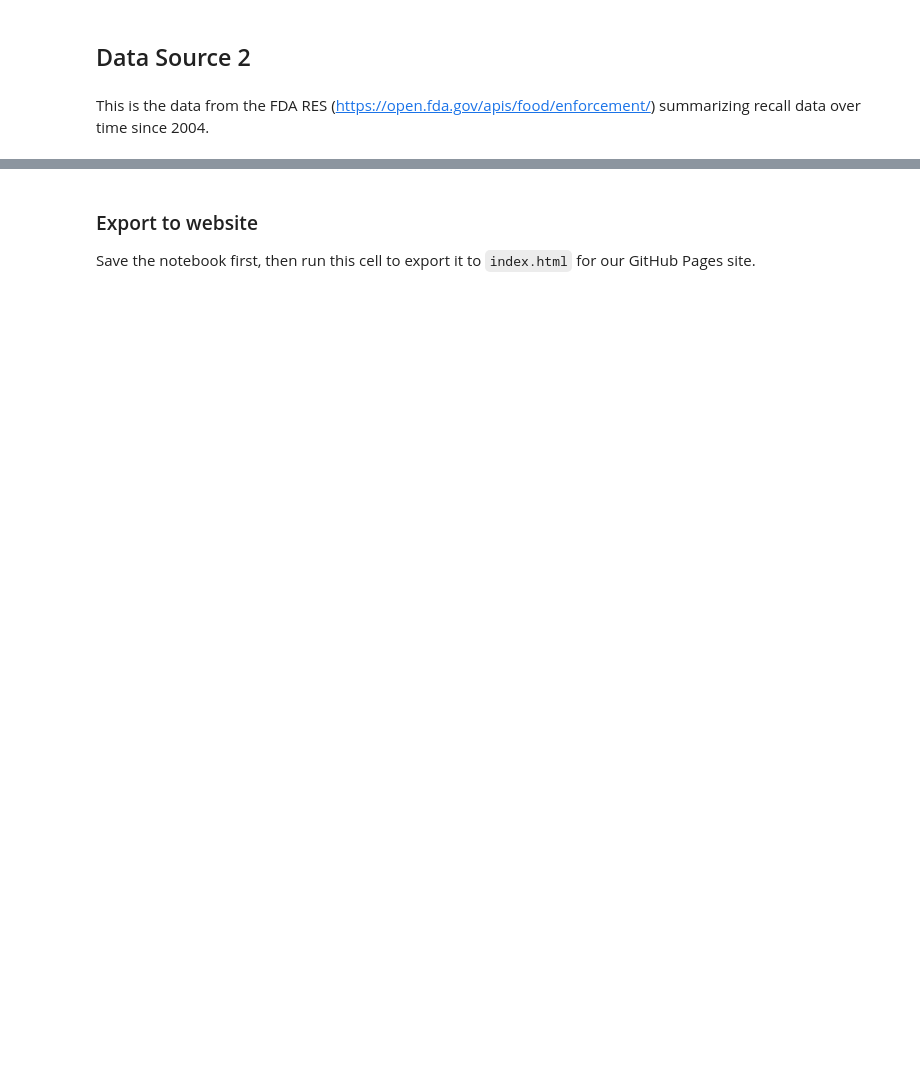
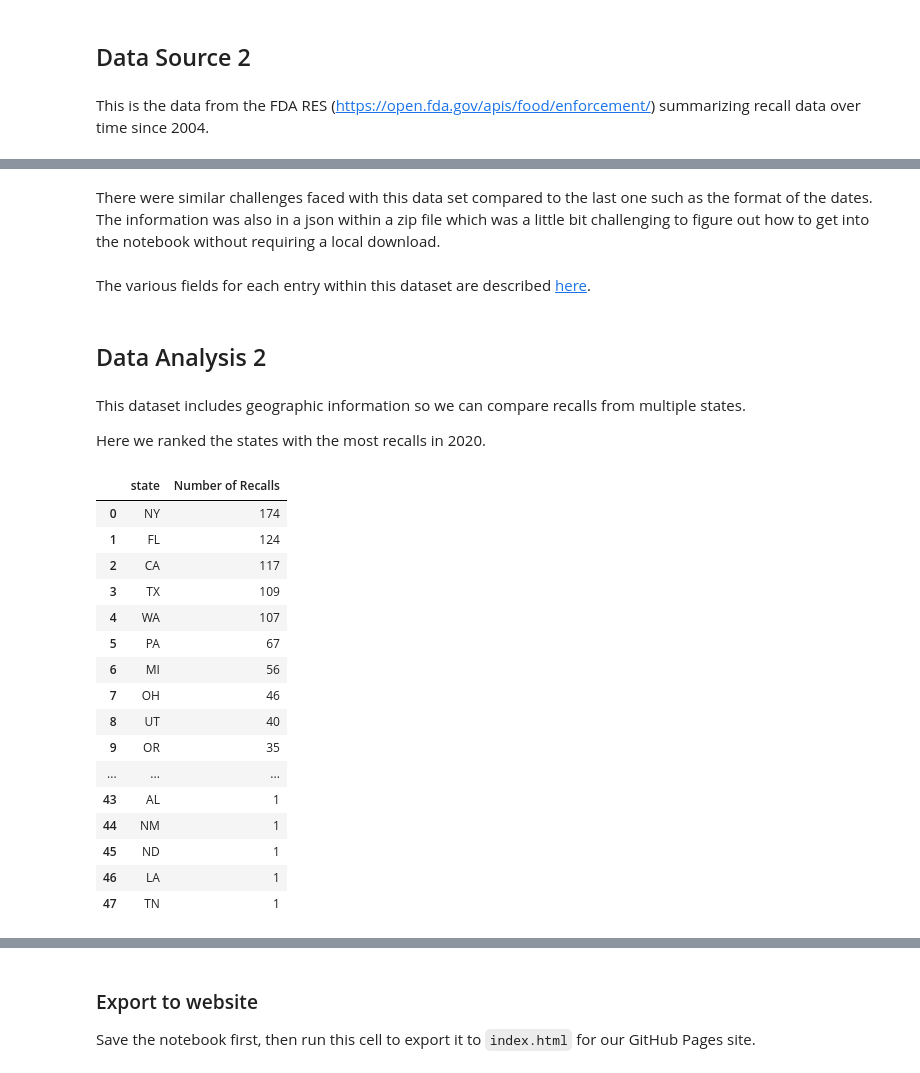
Before and after one commit to elistolte/elistolte.github.io, a Jupyter notebook: notebook.ipynb, the cells around one changed output, grey strips where cells are left out. Cells and saved outputs as stored; diff of their text form; code cells hidden in the pictures; blank space fills up the shorter version.

```diff
--- a/notebook.ipynb
+++ b/notebook.ipynb
@@ -212,0 +256,32 @@ RES = pd.json_normalize(requests.get("https://dailyfoodrecalls.com/api/recalls.j
+# %% [markdown]
+There were similar challenges faced with this data set compared to the last one such as the format of the dates. The information was also in a json within a zip file which was a little bit challenging to figure out how to get into the notebook without requiring a local download.
+# %% [markdown]
+The various fields for each entry within this dataset are described [here](https://open.fda.gov/apis/food/enforcement/searchable-fields/).
+# %% [markdown]
+## Data Analysis 2
+# %% [markdown]
+This dataset includes geographic information so we can compare recalls from multiple states.
+
+Here we ranked the states with the most recalls in 2020.
+# %%
+# Creates a dataframe that displays the states in order of the most number of recalls in 2020.
+data_2020 = fda_hist[fda_hist["recall_initiation_date"].dt.year == 2020].groupby("state").size().reset_index(name = "Number of Recalls").sort_values("Number of Recalls", ascending = False).reset_index(drop=True)
+data_2020
+# %% [output]
+|  | state | Number of Recalls |
+| 0 | NY | 174 |
+| 1 | FL | 124 |
+| 2 | CA | 117 |
+| 3 | TX | 109 |
+| 4 | WA | 107 |
+| 5 | PA | 67 |
+| 6 | MI | 56 |
+| 7 | OH | 46 |
+| 8 | UT | 40 |
+| 9 | OR | 35 |
+| ... | ... | ... |
+| 43 | AL | 1 |
+| 44 | NM | 1 |
+| 45 | ND | 1 |
+| 46 | LA | 1 |
+| 47 | TN | 1 |
```
Also changed, not shown: parts of 20 cells of this notebook.
